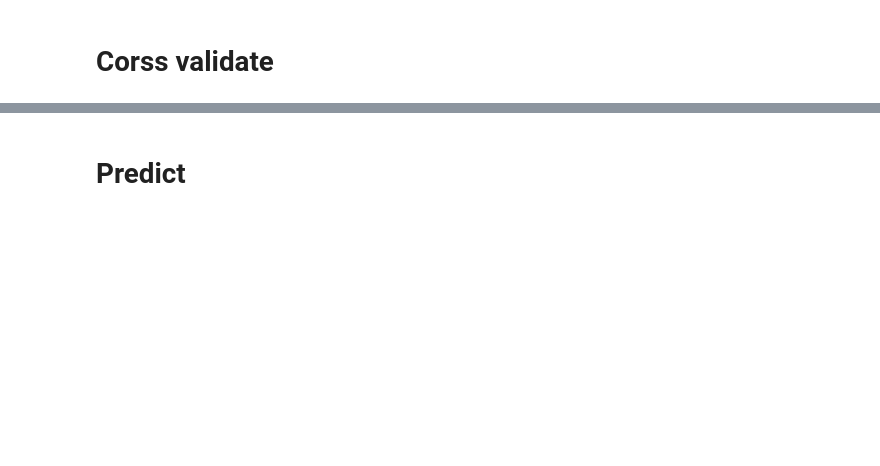
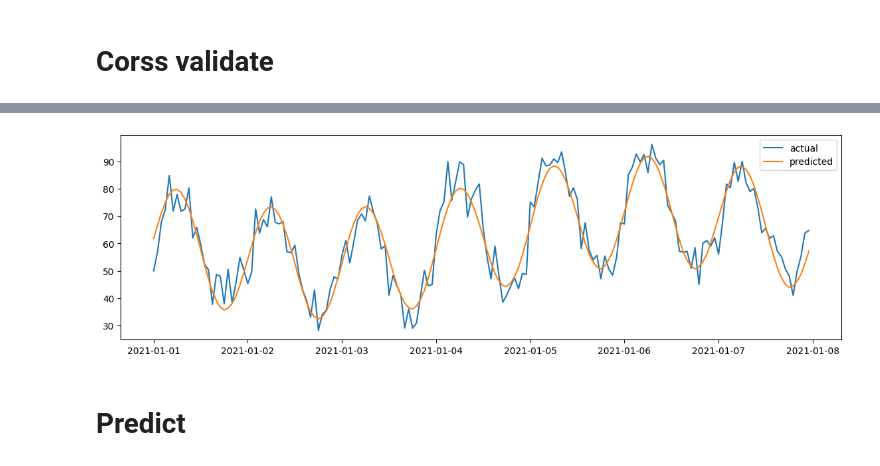
Before and after one commit to DaveGiGi/Duckstradamus, a Jupyter notebook: Model_Prophet/Prophet.ipynb, the cells around one changed output, grey strips where cells are left out. Cells and saved outputs as stored; diff of their text form; code cells hidden in the pictures; blank space fills up the shorter version.

```diff
--- a/Model_Prophet/Prophet.ipynb
+++ b/Model_Prophet/Prophet.ipynb
@@ -93,3 +157,14 @@ plot_cross_validation_metric(df_cv, metric='mae')
+# %%
+future = df[['ds', 'demand_north', 'wind_generation', 'hydro_storage', 'temperature_auckland']]
+forecast = m.predict(future)
+mask = (forecast['ds'] >= '2021-01-01') & (forecast['ds'] < '2021-01-08')
+fig, ax = plt.subplots(figsize=(14, 4))
+ax.plot(df.loc[mask.values, 'ds'], df.loc[mask.values, 'y'], label='actual')
+ax.plot(forecast.loc[mask, 'ds'], forecast.loc[mask, 'yhat'], label='predicted')
+ax.legend()
+plt.show()
+# %% [output]
+[figure, added]
 # %% [markdown]
 # Predict
 # %%
```
Also changed, not shown: parts of 9 cells of this notebook, 10 other files.
